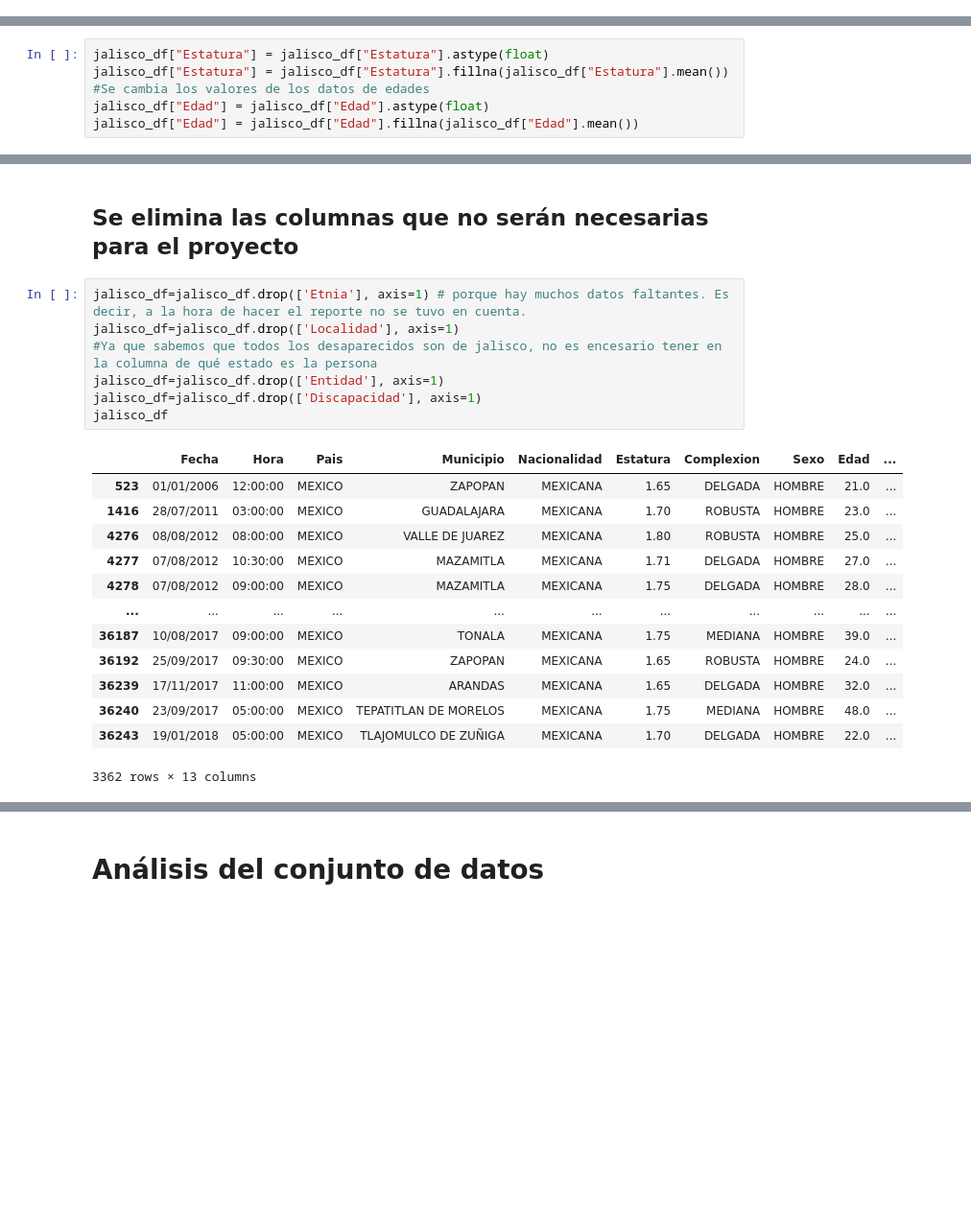
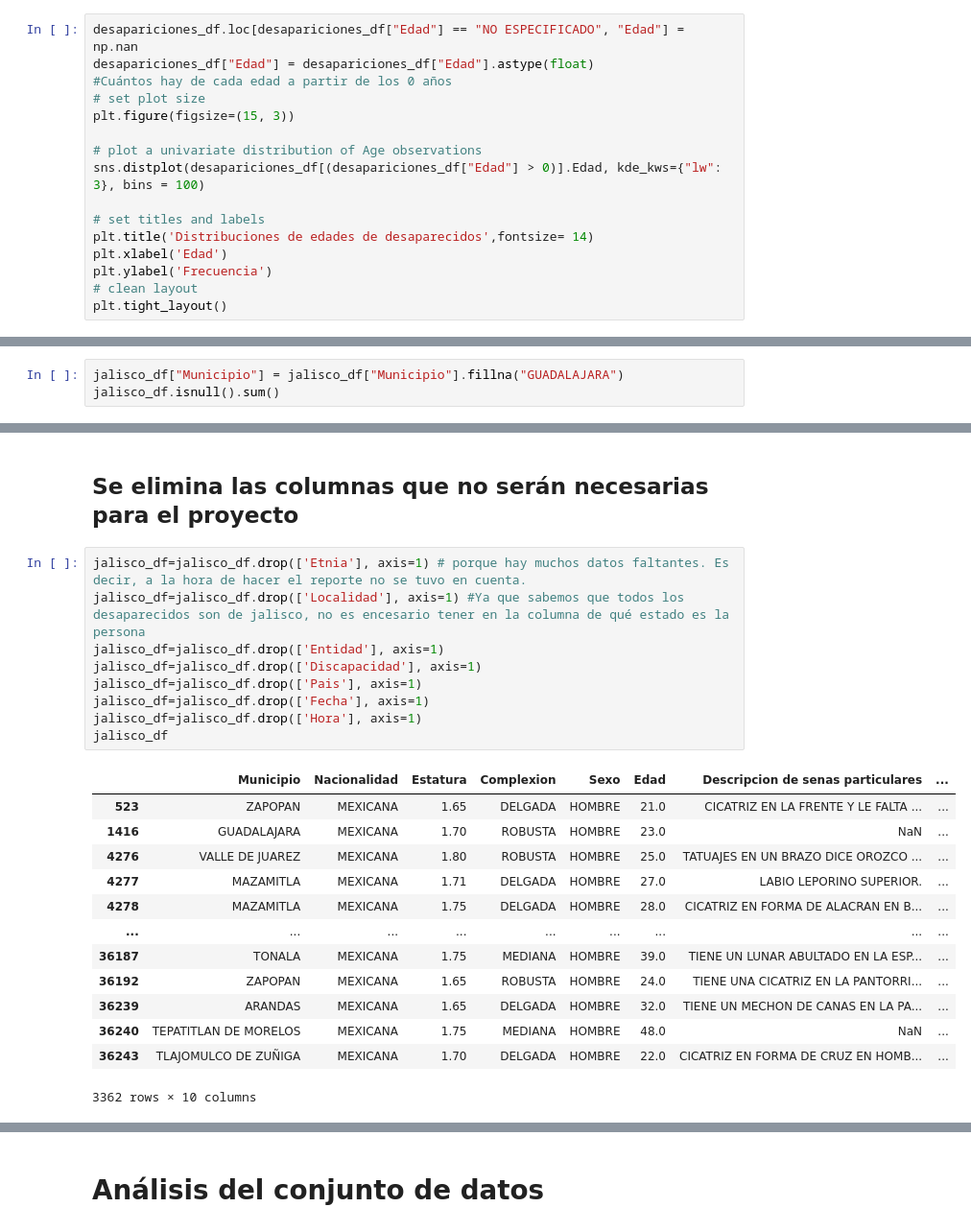
Before and after one commit to mafer-saes01/Proyecto_ASE, a Jupyter notebook: ProyectoASE.ipynb, the cells around one changed output, grey strips where cells are left out. Shown at 96% size. Drawn from its saved outputs; the diff is of its cells as text; blank space fills up the shorter version.

Commit message:
Primera versión del proyecto terminado, falta agregar comentarios y algunas gráficas

```diff
--- a/ProyectoASE.ipynb
+++ b/ProyectoASE.ipynb
@@ -68,3 +84,19 @@ plt.figure(figsize=(14,10))
 [figure]
 <Figure size 1008x720 with 0 Axes>
 <Figure size 1008x720 with 0 Axes>
+# %%
+desapariciones_df.loc[desapariciones_df["Edad"] == "NO ESPECIFICADO", "Edad"] = np.nan
+desapariciones_df["Edad"] = desapariciones_df["Edad"].astype(float)
+#Cuántos hay de cada edad a partir de los 0 años
+# set plot size
+plt.figure(figsize=(15, 3))
+
+# plot a univariate distribution of Age observations
+sns.distplot(desapariciones_df[(desapariciones_df["Edad"] > 0)].Edad, kde_kws={"lw": 3}, bins = 100)
+
+# set titles and labels
+plt.title('Distribuciones de edades de desaparecidos',fontsize= 14)
+plt.xlabel('Edad')
+plt.ylabel('Frecuencia')
+# clean layout
+plt.tight_layout()
@@ -218,6 +243,0 @@ See the caveats in the documentation: https://pandas.pydata.org/pandas-docs/stab
-# %%
-jalisco_df["Estatura"] = jalisco_df["Estatura"].astype(float)
-jalisco_df["Estatura"] = jalisco_df["Estatura"].fillna(jalisco_df["Estatura"].mean())
-#Se cambia los valores de los datos de edades
-jalisco_df["Edad"] = jalisco_df["Edad"].astype(float)
-jalisco_df["Edad"] = jalisco_df["Edad"].fillna(jalisco_df["Edad"].mean())
@@ -223,0 +249,3 @@ jalisco_df["Edad"] = jalisco_df["Edad"].fillna(jalisco_df["Edad"].mean())
+# %%
+jalisco_df["Municipio"] = jalisco_df["Municipio"].fillna("GUADALAJARA")
+jalisco_df.isnull().sum()
@@ -283,22 +334,24 @@ See the caveats in the documentation: https://pandas.pydata.org/pandas-docs/stab
 ## Se elimina las columnas que no serán necesarias para el proyecto
 # %%
 jalisco_df=jalisco_df.drop(['Etnia'], axis=1) # porque hay muchos datos faltantes. Es decir, a la hora de hacer el reporte no se tuvo en cuenta.
-jalisco_df=jalisco_df.drop(['Localidad'], axis=1)
-#Ya que sabemos que todos los desaparecidos son de jalisco, no es encesario tener en la columna de qué estado es la persona
+jalisco_df=jalisco_df.drop(['Localidad'], axis=1) #Ya que sabemos que todos los desaparecidos son de jalisco, no es encesario tener en la columna de qué estado es la persona
 jalisco_df=jalisco_df.drop(['Entidad'], axis=1)
 jalisco_df=jalisco_df.drop(['Discapacidad'], axis=1)
+jalisco_df=jalisco_df.drop(['Pais'], axis=1)
+jalisco_df=jalisco_df.drop(['Fecha'], axis=1)
+jalisco_df=jalisco_df.drop(['Hora'], axis=1)
 jalisco_df
 # %% [output]
-|  | Fecha | Hora | Pais | Municipio | Nacionalidad | Estatura | Complexion | Sexo | Edad | ... |
-| 523 | 01/01/2006 | 12:00:00 | MEXICO | ZAPOPAN | MEXICANA | 1.65 | DELGADA | HOMBRE | 21.0 | ... |
-| 1416 | 28/07/2011 | 03:00:00 | MEXICO | GUADALAJARA | MEXICANA | 1.70 | ROBUSTA | HOMBRE | 23.0 | ... |
-| 4276 | 08/08/2012 | 08:00:00 | MEXICO | VALLE DE JUAREZ | MEXICANA | 1.80 | ROBUSTA | HOMBRE | 25.0 | ... |
-| 4277 | 07/08/2012 | 10:30:00 | MEXICO | MAZAMITLA | MEXICANA | 1.71 | DELGADA | HOMBRE | 27.0 | ... |
-| 4278 | 07/08/2012 | 09:00:00 | MEXICO | MAZAMITLA | MEXICANA | 1.75 | DELGADA | HOMBRE | 28.0 | ... |
-| ... | ... | ... | ... | ... | ... | ... | ... | ... | ... | ... |
-| 36187 | 10/08/2017 | 09:00:00 | MEXICO | TONALA | MEXICANA | 1.75 | MEDIANA | HOMBRE | 39.0 | ... |
-| 36192 | 25/09/2017 | 09:30:00 | MEXICO | ZAPOPAN | MEXICANA | 1.65 | ROBUSTA | HOMBRE | 24.0 | ... |
-| 36239 | 17/11/2017 | 11:00:00 | MEXICO | ARANDAS | MEXICANA | 1.65 | DELGADA | HOMBRE | 32.0 | ... |
-| 36240 | 23/09/2017 | 05:00:00 | MEXICO | TEPATITLAN DE MORELOS | MEXICANA | 1.75 | MEDIANA | HOMBRE | 48.0 | ... |
-| 36243 | 19/01/2018 | 05:00:00 | MEXICO | TLAJOMULCO DE ZUÑIGA | MEXICANA | 1.70 | DELGADA | HOMBRE | 22.0 | ... |
+|  | Municipio | Nacionalidad | Estatura | Complexion | Sexo | Edad | Descripcion de senas particulares | ... |
+| 523 | ZAPOPAN | MEXICANA | 1.65 | DELGADA | HOMBRE | 21.0 | CICATRIZ EN LA FRENTE Y LE FALTA ... | ... |
+| 1416 | GUADALAJARA | MEXICANA | 1.70 | ROBUSTA | HOMBRE | 23.0 | NaN | ... |
+| 4276 | VALLE DE JUAREZ | MEXICANA | 1.80 | ROBUSTA | HOMBRE | 25.0 | TATUAJES EN UN BRAZO DICE OROZCO ... | ... |
+| 4277 | MAZAMITLA | MEXICANA | 1.71 | DELGADA | HOMBRE | 27.0 | LABIO LEPORINO SUPERIOR. | ... |
+| 4278 | MAZAMITLA | MEXICANA | 1.75 | DELGADA | HOMBRE | 28.0 | CICATRIZ EN FORMA DE ALACRAN EN B... | ... |
+| ... | ... | ... | ... | ... | ... | ... | ... | ... |
+| 36187 | TONALA | MEXICANA | 1.75 | MEDIANA | HOMBRE | 39.0 | TIENE UN LUNAR ABULTADO EN LA ESP... | ... |
+| 36192 | ZAPOPAN | MEXICANA | 1.65 | ROBUSTA | HOMBRE | 24.0 | TIENE UNA CICATRIZ EN LA PANTORRI... | ... |
+| 36239 | ARANDAS | MEXICANA | 1.65 | DELGADA | HOMBRE | 32.0 | TIENE UN MECHON DE CANAS EN LA PA... | ... |
+| 36240 | TEPATITLAN DE MORELOS | MEXICANA | 1.75 | MEDIANA | HOMBRE | 48.0 | NaN | ... |
+| 36243 | TLAJOMULCO DE ZUÑIGA | MEXICANA | 1.70 | DELGADA | HOMBRE | 22.0 | CICATRIZ EN FORMA DE CRUZ EN HOMB... | ... |
-3362 rows × 13 columns
+3362 rows × 10 columns
```
Also changed, not shown: parts of 48 cells of this notebook.
